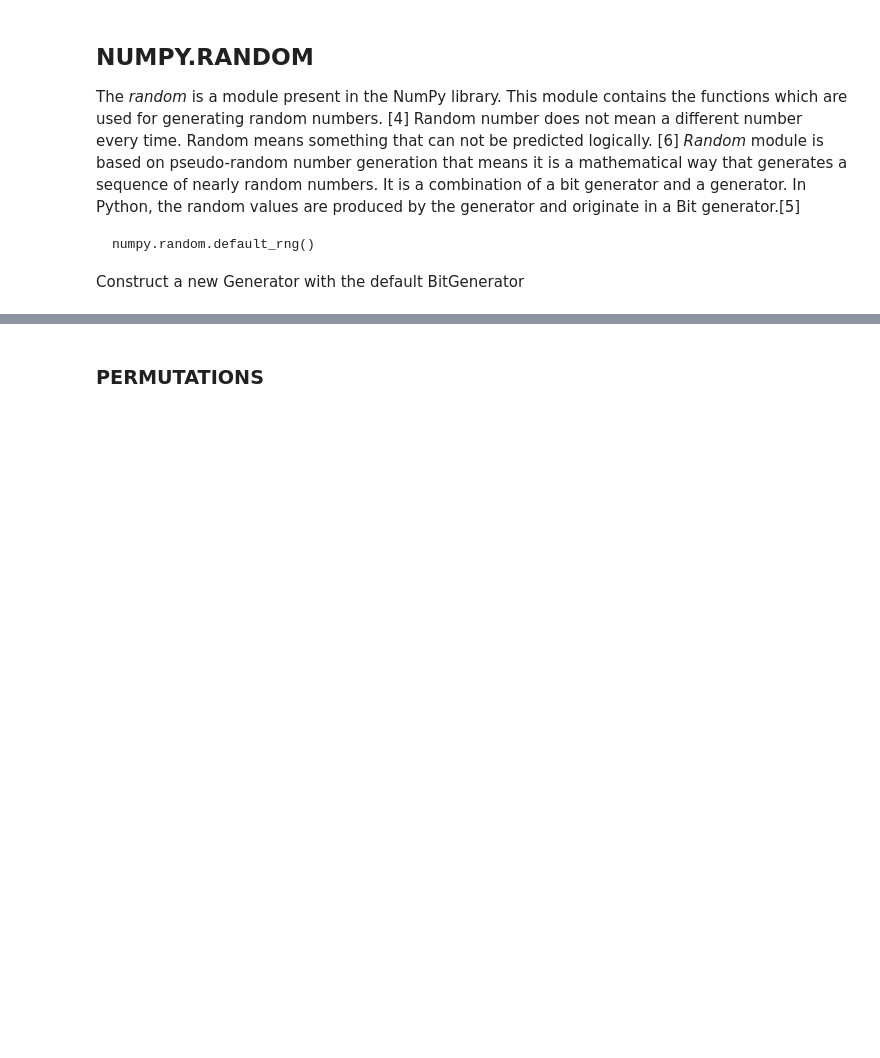
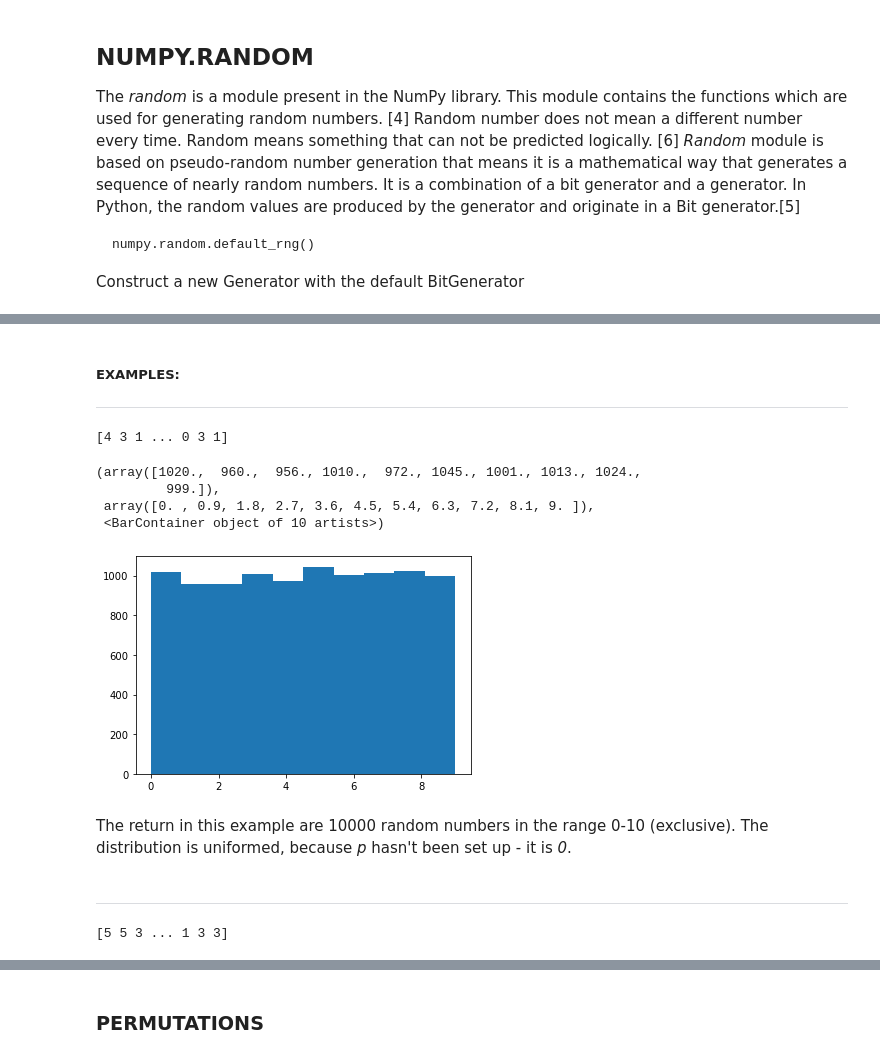
Before and after one commit to AnteDujic/Programming-for-Data-Analysis, a Jupyter notebook: numpy-random.ipynb, the cells around one changed output, grey strips where cells are left out. Drawn from its saved outputs; the diff is of its cells as text; code cells hidden in the pictures; blank space fills up the shorter version.

```diff
--- a/numpy-random.ipynb
+++ b/numpy-random.ipynb
@@ -61,0 +176,25 @@ Random number between a and b
+# %% [markdown]
+##### EXAMPLES:
+***
+# %%
+x_ch = (rng.choice(10,10000))
+print (x_ch)
+# %% [output]
+[4 3 1 ... 0 3 1]
+# %%
+plt.hist (x_ch)
+# %% [output]
+(array([1020.,  960.,  956., 1010.,  972., 1045., 1001., 1013., 1024.,
+         999.]),
+ array([0. , 0.9, 1.8, 2.7, 3.6, 4.5, 5.4, 6.3, 7.2, 8.1, 9. ]),
+ <BarContainer object of 10 artists>)
+[figure, added]
+# %% [markdown]
+The return in this example are 10000 random numbers in the range 0-10 (exclusive). The distribution is uniformed, because *p* hasn't been set up - it is *0*.
+# %% [markdown]
+***
+# %%
+x1_ch = (rng.choice([1,3,5,7], 10000, p=[0.1, 0.5, 0.25, 0.15]))
+print (x1_ch)
+# %% [output]
+[5 5 3 ... 1 3 3]
```
Also changed, not shown: parts of 60 cells of this notebook.
